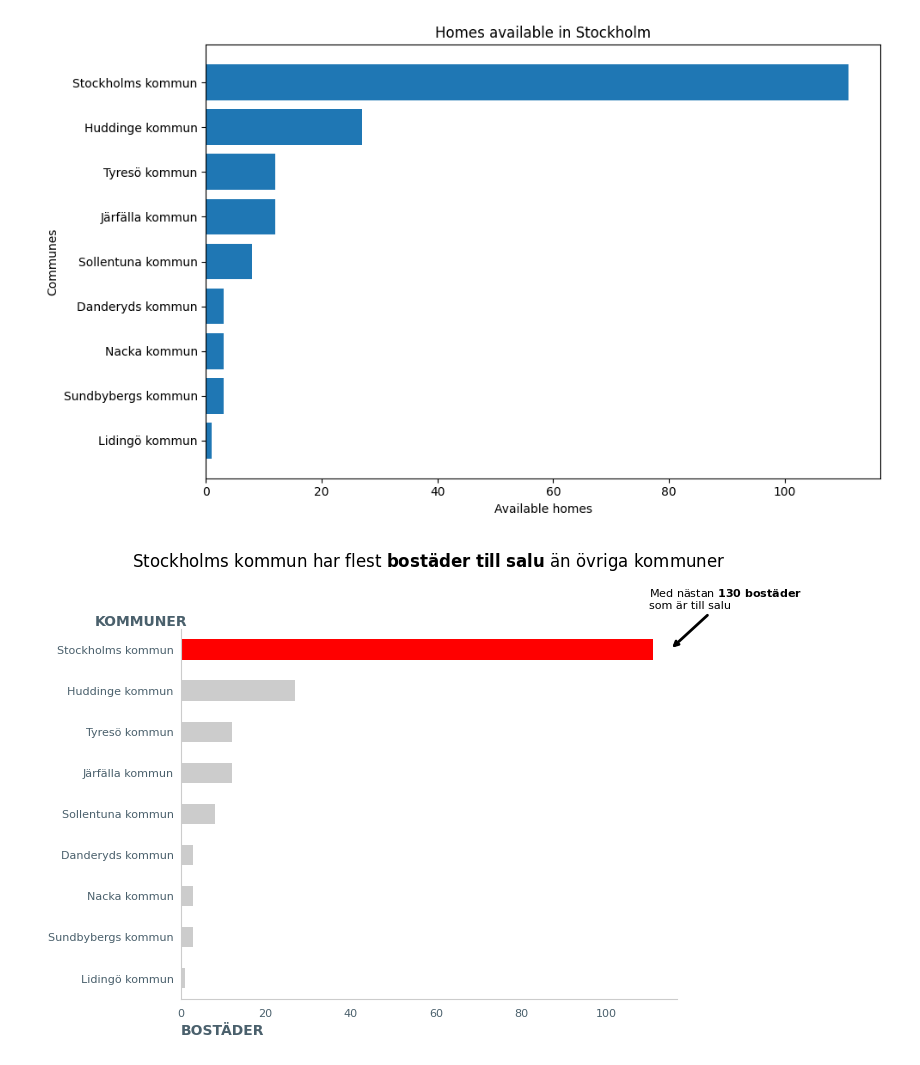
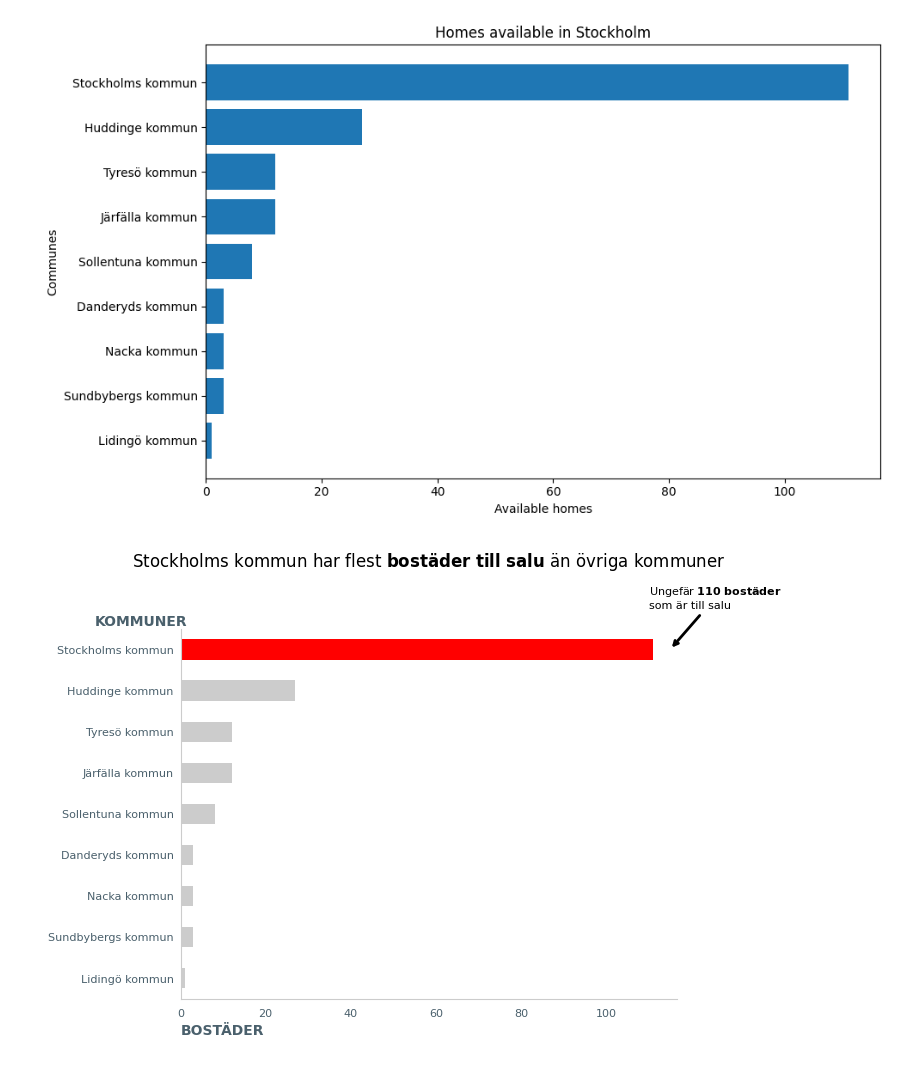
Before and after one commit to AndresTrujillo1811-bit/data-pipeline-for-ml_examensarbete, a Jupyter notebook: storytelling_house_price/storytelling.ipynb, the cells around one changed output. Drawn from its saved outputs; the diff is of its cells as text; code cells hidden in the pictures.

Commit message:
fixing annotate in barh chart

```diff
--- a/storytelling_house_price/storytelling.ipynb
+++ b/storytelling_house_price/storytelling.ipynb
@@ -295,30 +295,30 @@ plt.show()
 # %%
 from constants import GRAY_3, GRAY_1
 from constants_colors import RED_1
 
 colors = [GRAY_1] * len(available_homes)
 colors[:1] = [RED_1] * 1
 
 top_10_communes = (
     available_homes.head(10)
     .set_index("municipality"))
 
 ax = top_10_communes["homes"].plot(kind="barh", color=colors, legend=False)
 ax.invert_yaxis()
 
 ax.spines[["top", "right"]].set_visible(False)
 ax.spines[['left', 'bottom']].set_color(GRAY_1)
 
 arrowprops = dict(arrowstyle="->", linewidth=2)
 ax.tick_params(axis='both', colors=GRAY_3, labelsize=8, length=0, pad=7)
 ax.tick_params(axis="y", pad=5)
 ax.set_title("Stockholms kommun har flest " + r"$\bf {bostäder \ till \ salu}$" + " än övriga kommuner", pad=45)
 ax.set_xlabel("BOSTÄDER", color=GRAY_3, loc="left", fontweight="bold")
 ax.set_ylabel("KOMMUNER", color=GRAY_3, rotation=0, fontweight="bold")
-ax.annotate(text="Med nästan " + r"$\bf{130 \ bostäder}$" + " \nsom är till salu", xy=(115, 0), xytext=(110, -1), fontsize=8, arrowprops=arrowprops)
+ax.annotate(text="Ungefär " + r"$\bf{110 \ bostäder}$" + " \nsom är till salu", xy=(115, 0), xytext=(110, -1), fontsize=8, arrowprops=arrowprops)
 ax.yaxis.set_label_coords(-0.08, 1)
 
 fig = ax.get_figure()
 fig.savefig("figures/homes_on_sale.png", bbox_inches='tight')
 # %% [output]
-[figure, old version]
+[figure, new version]
```
Also changed, not shown: 1 other file.
